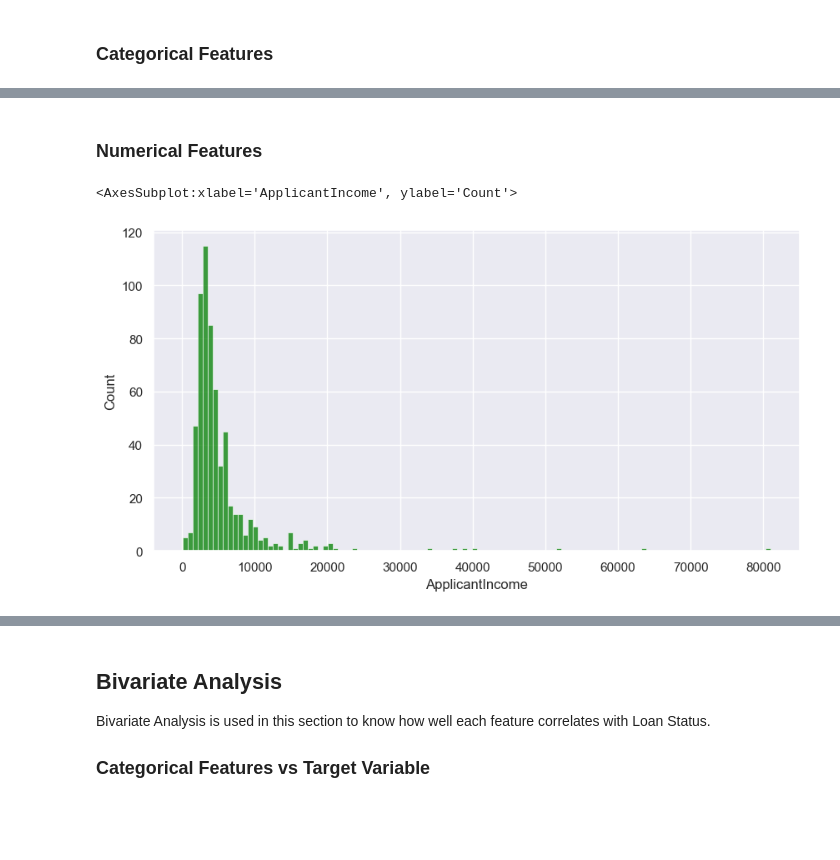
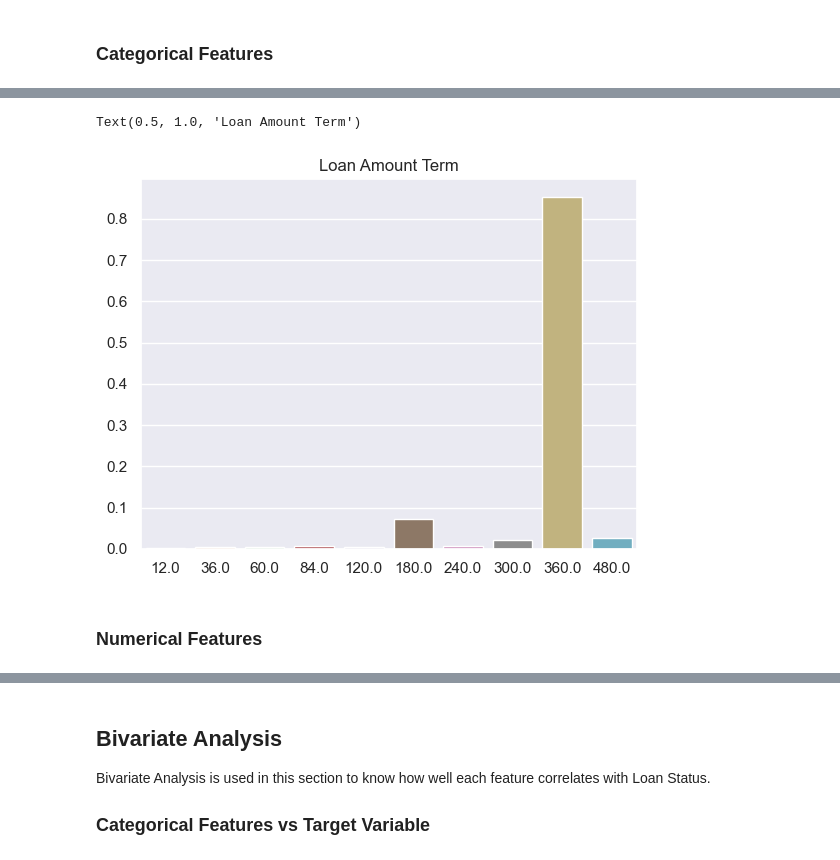
Before and after one commit to ahmedelgamal0/Loan-Eligibility-Prediction, a Jupyter notebook: Loan_Predection.ipynb, the cells around one changed output, grey strips where cells are left out. Saved outputs shown, nothing was run; the diff lists cells and outputs as text; code cells hidden in the pictures; blank space fills up the shorter version.

```diff
--- a/Loan_Predection.ipynb
+++ b/Loan_Predection.ipynb
@@ -139,9 +148,9 @@ sns.set_theme()
+# %%
+Loan_Amount_Term_values = train['Loan_Amount_Term'].value_counts(sort=True, normalize=True)
+sns.barplot(x=Loan_Amount_Term_values.index, y=Loan_Amount_Term_values.values, )
+plt.title('Loan Amount Term')
+# %% [output]
+Text(0.5, 1.0, 'Loan Amount Term')
+[figure, added]
 # %% [markdown]
 ### Numerical Features
-# %%
-# plot the histogram of ApplicantIncome
-plt.figure(figsize = (10, 5))
-sns.histplot(train['ApplicantIncome'], color='green')
-# %% [output]
-<AxesSubplot:xlabel='ApplicantIncome', ylabel='Count'>
-[figure, removed]
```
Also changed, not shown: parts of 32 cells of this notebook.
